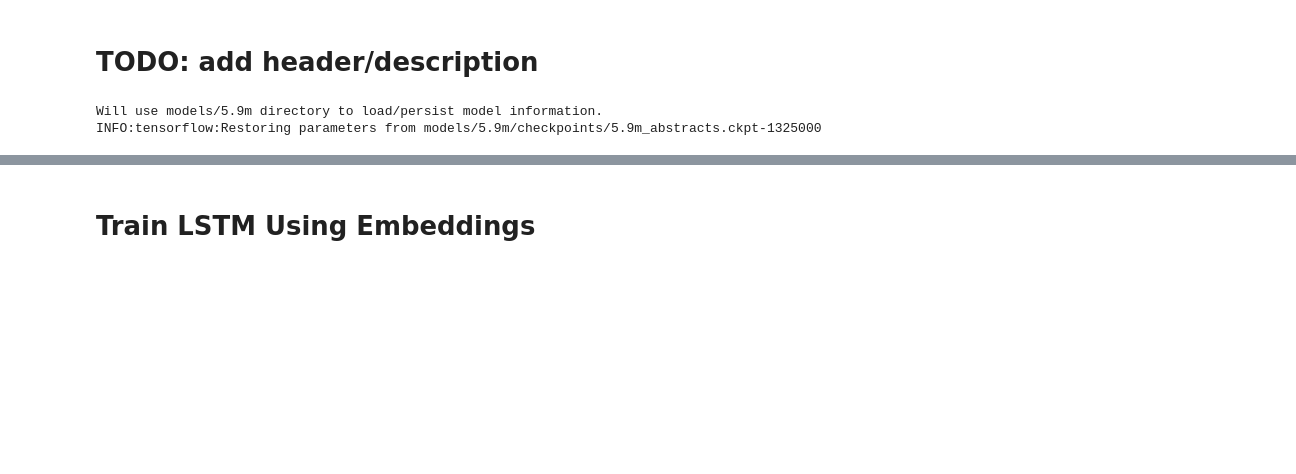
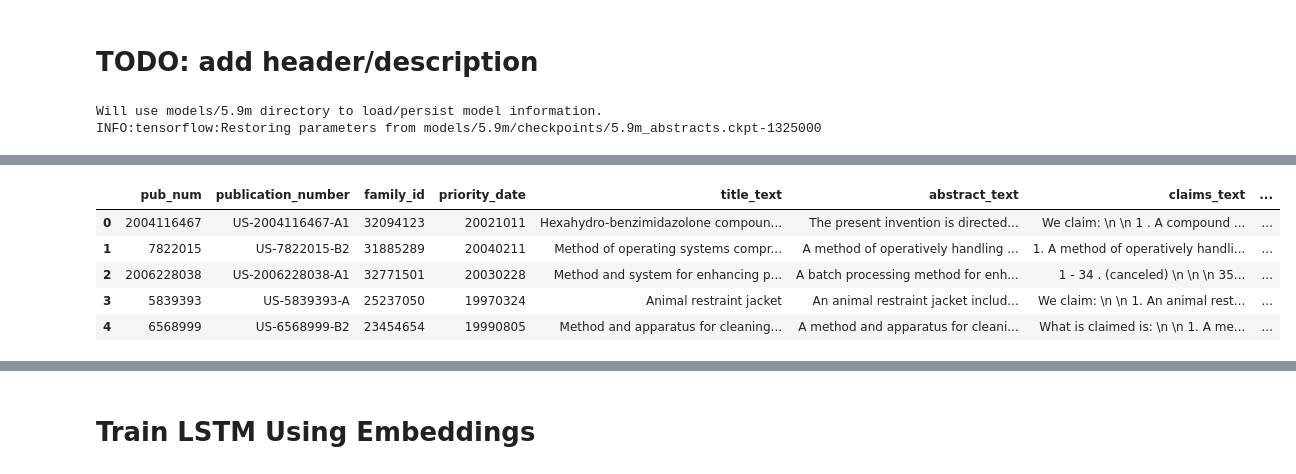
Before and after one commit to google/patents-public-data, a Jupyter notebook: LandscapeNotebook.ipynb, the cells around one changed output, grey strips where cells are left out. Cells and saved outputs as stored; diff of their text form; code cells hidden in the pictures; blank space fills up the shorter version.

```diff
--- a/CustomLSTMLandscape.ipynb
+++ b/LandscapeNotebook.ipynb
@@ -58,2 +78,11 @@ w2v_runtime.embedding_weights.shape
+# %%
+training_data_full_df.head()
+# %% [output]
+|  | pub_num | publication_number | family_id | priority_date | title_text | abstract_text | claims_text | ... |
+| 0 | 2004116467 | US-2004116467-A1 | 32094123 | 20021011 | Hexahydro-benzimidazolone compoun... | The present invention is directed... | We claim: \n \n 1 . A compound ... | ... |
+| 1 | 7822015 | US-7822015-B2 | 31885289 | 20040211 | Method of operating systems compr... | A method of operatively handling ... | 1. A method of operatively handli... | ... |
+| 2 | 2006228038 | US-2006228038-A1 | 32771501 | 20030228 | Method and system for enhancing p... | A batch processing method for enh... | 1 - 34 . (canceled) \n \n \n 35... | ... |
+| 3 | 5839393 | US-5839393-A | 25237050 | 19970324 | Animal restraint jacket | An animal restraint jacket includ... | We claim: \n \n 1. An animal rest... | ... |
+| 4 | 6568999 | US-6568999-B2 | 23454654 | 19990805 | Method and apparatus for cleaning... | A method and apparatus for cleani... | What is claimed is: \n \n 1. A me... | ... |
 # %%
 training_df = training_data_full_df[
```
Also changed, not shown: parts of 21 cells of this notebook, 2 other files.
